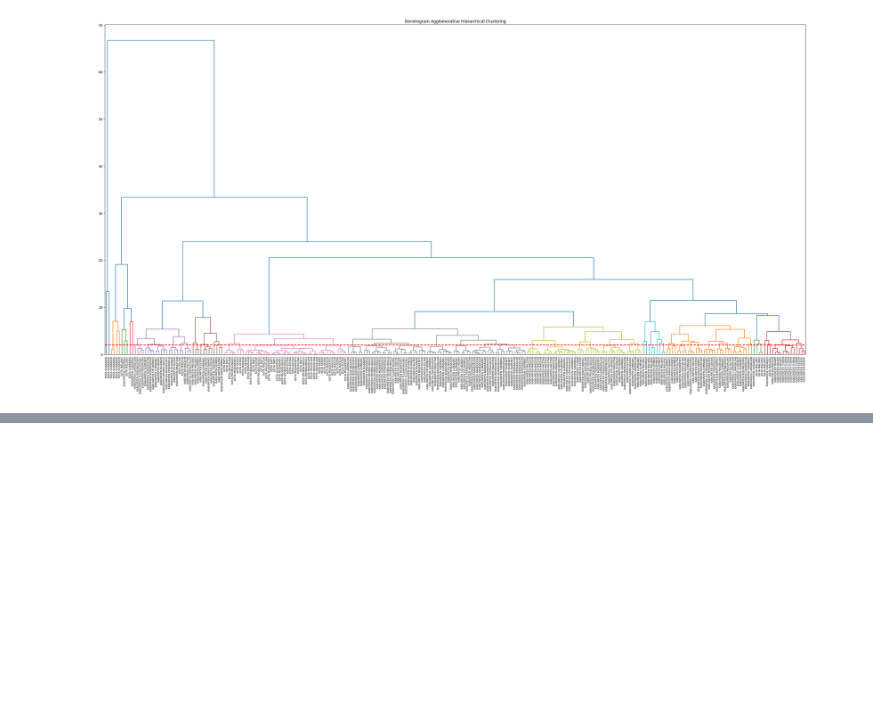
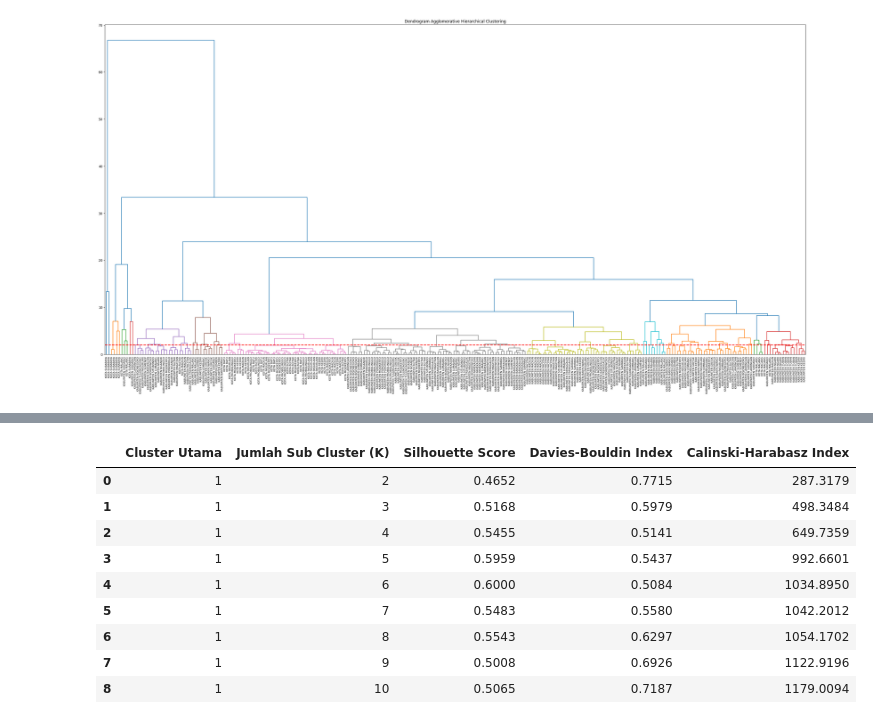
Before and after one commit to cecilskripsian/skripsi-cecil-cluster-code, a Jupyter notebook: data_skripsi/data_normalisasi_Agglomerative.ipynb, the cells around one changed output, grey strips where cells are left out. Cells and saved outputs as stored; diff of their text form; code cells hidden in the pictures; blank space fills up the shorter version.

```diff
--- a/data_skripsi/data_normalisasi_Agglomerative.ipynb
+++ b/data_skripsi/data_normalisasi_Agglomerative.ipynb
@@ -333,3 +363,81 @@ plt.title("Dendrogram Agglomerative Hierarchical Clustering")
 plt.show()
 # %% [output]
 [figure]
+# %%
+# ==========================================================
+# 1. EVALUASI K SUB-CLUSTER
+# ==========================================================
+
+evaluasi_subcluster = []
+k_optimal_subcluster = {}
+
+max_k = 10
+
+for cluster in sorted(df_hasil['cluster_ahc'].unique()):
+
+    # Mengambil data berdasarkan cluster utama
+    data_cluster = df_hasil.loc[
+        df_hasil['cluster_ahc'] == cluster,
+        kolom_numerik
+    ]
+
+    # K maksimal tidak boleh >= jumlah data
+    max_k_cluster = min(max_k, len(data_cluster) - 1)
+
+    for k in range(2, max_k_cluster + 1):
+
+        ahc_sub = AgglomerativeClustering(
+            n_clusters=k,
+            linkage='ward'
+        )
+
+        labels_sub = ahc_sub.fit_predict(
+            data_cluster
+        )
+
+        silhouette = silhouette_score(
+            data_cluster,
+            labels_sub
+        )
+
+        dbi = davies_bouldin_score(
+            data_cluster,
+            labels_sub
+        )
+
+        chi = calinski_harabasz_score(
+            data_cluster,
+            labels_sub
+        )
+
+        evaluasi_subcluster.append({
+            'Cluster Utama': cluster,
+            'Jumlah Sub Cluster (K)': k,
+            'Silhouette Score': silhouette,
+            'Davies-Bouldin Index': dbi,
+            'Calinski-Harabasz Index': chi
+        })
+
+
+# ==========================================================
+# 2. TABEL HASIL EVALUASI
+# ==========================================================
+
+evaluasi_subcluster_df = pd.DataFrame(
+    evaluasi_subcluster
+)
+
+evaluasi_subcluster_df = (
+    evaluasi_subcluster_df
+    .sort_values([
+        'Cluster Utama',
+        'Jumlah Sub Cluster (K)'
+    ])
+    .reset_index(drop=True)
+)
+
+print("\n=== HASIL EVALUASI SUB-CLUSTER ===")
+display(
+    evaluasi_subcluster_df.round(4)
+)
+# %% [output]
@@ -335,0 +445,10 @@ plt.show()
+|  | Cluster Utama | Jumlah Sub Cluster (K) | Silhouette Score | Davies-Bouldin Index | Calinski-Harabasz Index |
+| 0 | 1 | 2 | 0.4652 | 0.7715 | 287.3179 |
+| 1 | 1 | 3 | 0.5168 | 0.5979 | 498.3484 |
+| 2 | 1 | 4 | 0.5455 | 0.5141 | 649.7359 |
+| 3 | 1 | 5 | 0.5959 | 0.5437 | 992.6601 |
+| 4 | 1 | 6 | 0.6000 | 0.5084 | 1034.8950 |
+| 5 | 1 | 7 | 0.5483 | 0.5580 | 1042.2012 |
+| 6 | 1 | 8 | 0.5543 | 0.6297 | 1054.1702 |
+| 7 | 1 | 9 | 0.5008 | 0.6926 | 1122.9196 |
+| 8 | 1 | 10 | 0.5065 | 0.7187 | 1179.0094 |
```
Also changed, not shown: parts of 8 cells of this notebook, 6 other files.
